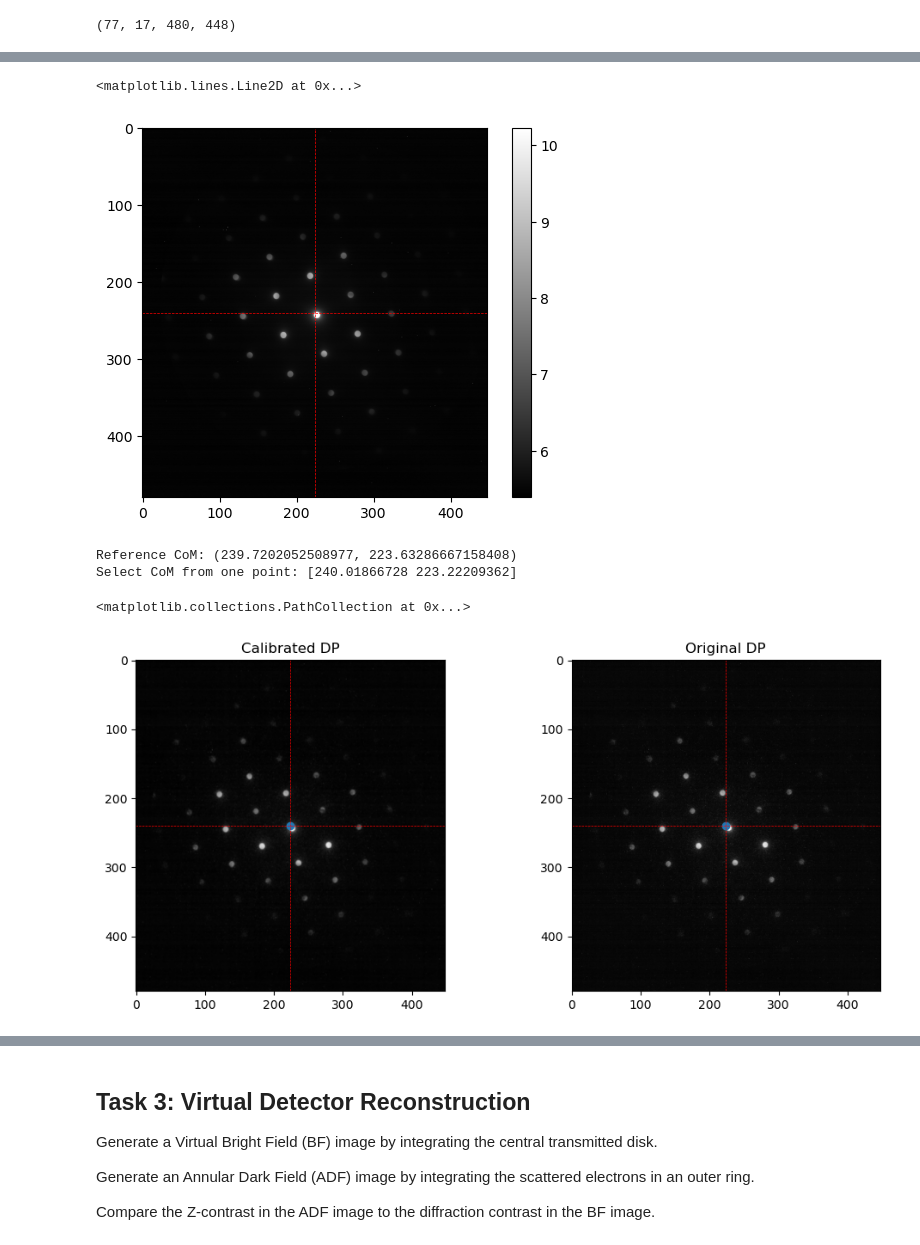
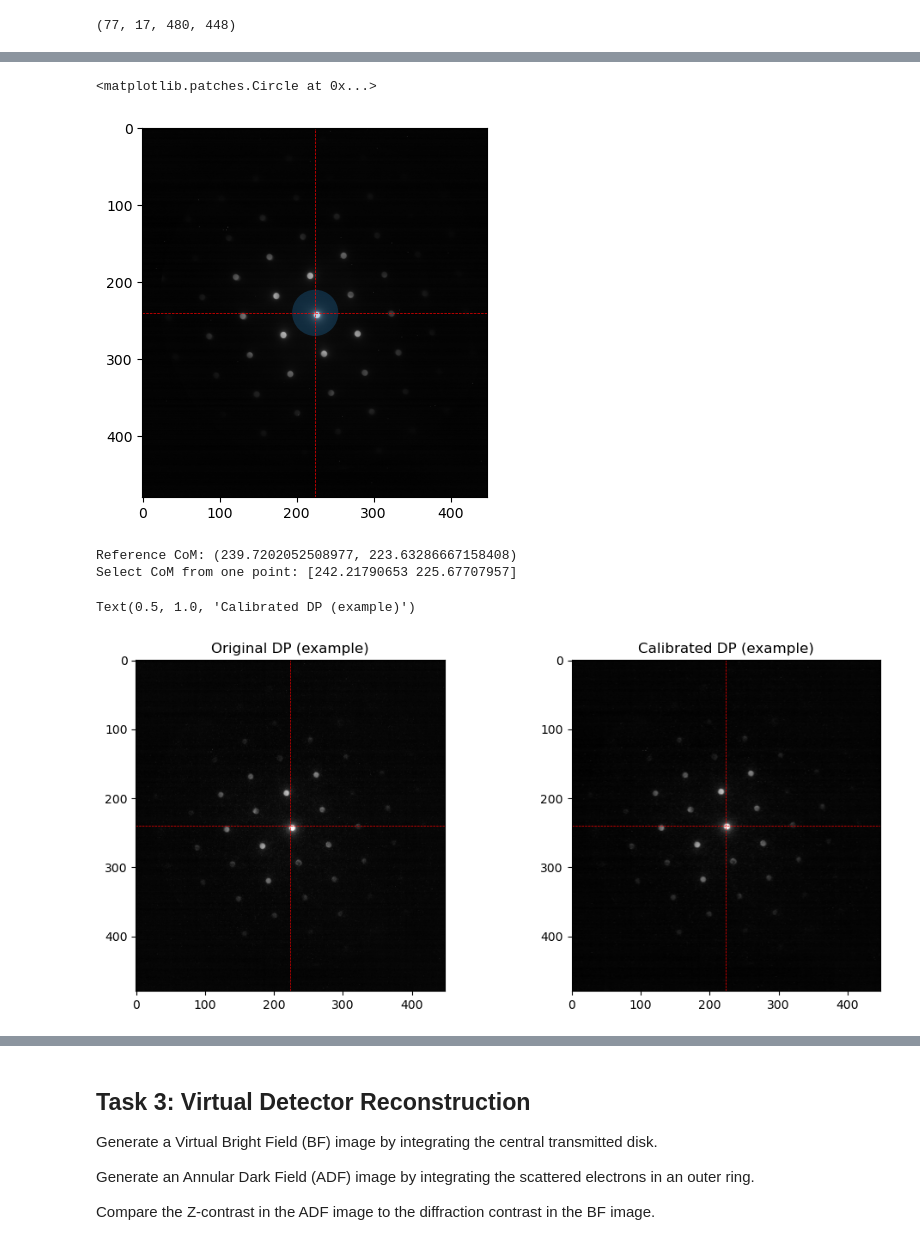
Before and after one commit to aramichang/MATSCI465_AramiChang, a Jupyter notebook: assignment_02_setup.ipynb, the cells around one changed output, grey strips where cells are left out. Cells and saved outputs as stored; diff of their text form; code cells hidden in the pictures.

```diff
--- a/assignment_02_setup.ipynb
+++ b/assignment_02_setup.ipynb
@@ -89,3 +91,10 @@ sige = sige_datacube.swap_RQ() # like before, the navigation and signal axes nee
 sige.shape
 # %% [output]
 (77, 17, 480, 448)
+# %%
+# these values were taken from the Hyperspy axis manager
+sige.calibration.set_Q_pixel_size(0.06208537146449089*0.1)
+sige.calibration.set_Q_pixel_units('A^-1')
+sige.calibration.set_R_pixel_size(2.0)
+sige.calibration.set_R_pixel_units('nm')
+sige.calibration
@@ -91,0 +109,9 @@ sige.shape
+# %%
+Rpix = sige.calibration.get_R_pixel_size()
+Qpix = sige.calibration.get_Q_pixel_size()
+
+sige.set_dim(0, [0, Rpix], units='nm', name="Rx")
+sige.set_dim(1, [0, Rpix], units='nm', name="Ry")
+sige.set_dim(2, (np.arange(480) - 240) * Qpix, units='A^-1', name="Qx")
+sige.set_dim(3, (np.arange(448) - 224) * Qpix, units='A^-1', name="Qy")
+sige
@@ -92,12 +126,16 @@ sige.shape
 # %%
-import numpy as np
-import matplotlib.pyplot as plt
+# sanity check
+from matplotlib.patches import Circle
 
 mean_dp = sige.data.mean(axis=(0,1))
-plt.imshow(np.log1p(mean_dp.data),cmap='gray')
-plt.colorbar()
-plt.axhline(y=240,color='r',linestyle='--',linewidth=0.5)
-plt.axvline(x=224,color='r',linestyle='--',linewidth=0.5)
+
+fig, ax = plt.subplots(1, 1)
+
+ax.imshow(np.log1p(mean_dp.data),cmap='gray')
+ax.axhline(y=240,color='r',linestyle='--',linewidth=0.5)
+ax.axvline(x=224,color='r',linestyle='--',linewidth=0.5)
+mask = Circle((224,240), radius=30, alpha=0.3)
+ax.add_patch(mask)
 # %% [output]
-<matplotlib.lines.Line2D at 0x...>
+<matplotlib.patches.Circle at 0x...>
-[figure, old version]
+[figure, new version]
@@ -113,8 +166,8 @@ for i in range(sige.data.shape[0]):
 ref_CoM = center_of_mass(mean_dp.data)
 # %%
 print(f'Reference CoM: {ref_CoM}')
-print(f'Select CoM from one point: {sige_CoM[70,10,:]}')
+print(f'Select CoM from one point: {sige_CoM[32,16,:]}')
 # %% [output]
 Reference CoM: (239.7202052508977, 223.63286667158408)
-Select CoM from one point: [240.01866728 223.22209362]
+Select CoM from one point: [242.21790653 225.67707957]
 # %%
@@ -127,17 +183,15 @@ for i in range(sige.data.shape[0]):
 # %%
 fig, ax = plt.subplots(1, 2, figsize=(12,5))
 
-ax[0].imshow(np.log1p(sige_calib[70,10,:,:]),cmap='gray')
+ax[0].imshow(np.log1p(sige.data[32,16,:,:]),cmap='gray')
 ax[0].axhline(y=ref_CoM[0],color='r',linestyle='--',linewidth=0.5)
 ax[0].axvline(x=ref_CoM[1],color='r',linestyle='--',linewidth=0.5)
-ax[0].set_title('Calibrated DP')
-ax[0].scatter(sige_CoM[70,10,1],sige_CoM[70,10,0])
+ax[0].set_title('Original DP (example)')
 
-ax[1].imshow(np.log1p(sige.data[70,10,:,:]),cmap='gray')
+ax[1].imshow(np.log1p(sige_calib[32,16,:,:]),cmap='gray')
 ax[1].axhline(y=ref_CoM[0],color='r',linestyle='--',linewidth=0.5)
 ax[1].axvline(x=ref_CoM[1],color='r',linestyle='--',linewidth=0.5)
-ax[1].set_title('Original DP')
-ax[1].scatter(sige_CoM[70,10,1],sige_CoM[70,10,0])
+ax[1].set_title('Calibrated DP (example)')
 # %% [output]
-<matplotlib.collections.PathCollection at 0x...>
+Text(0.5, 1.0, 'Calibrated DP (example)')
-[figure, old version]
+[figure, new version]
```
Also changed, not shown: parts of 11 cells of this notebook.
